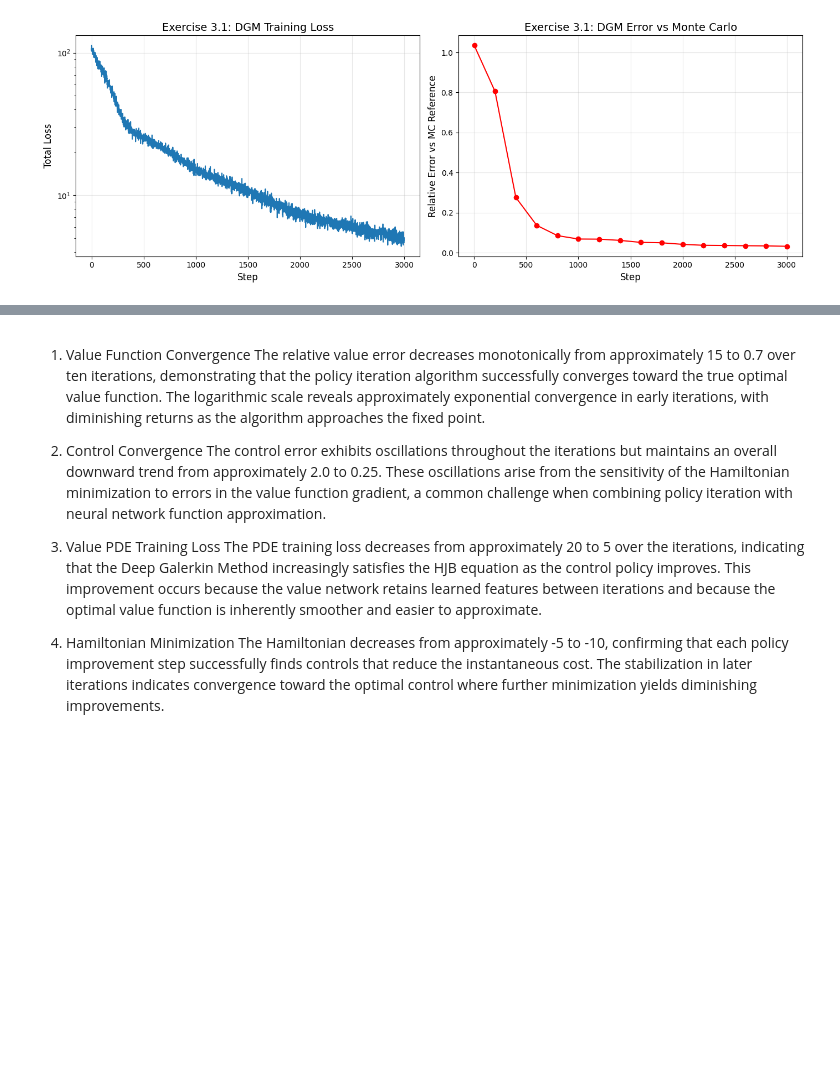
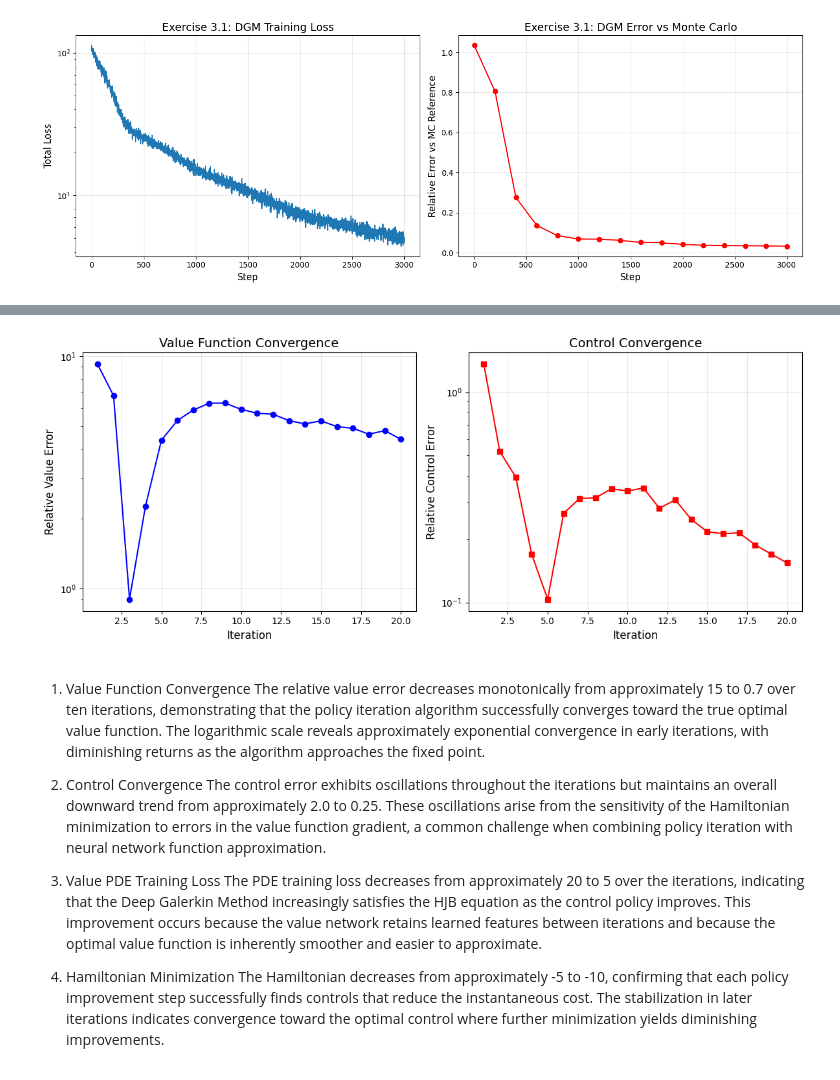
Before and after one commit to Conorgrant45/Stochastic-Control-Dynamic-Asset-Allocation, a Jupyter notebook: Assignment.ipynb, the cells around one changed output, grey strips where cells are left out. Drawn from its saved outputs; the diff is of its cells as text; code cells hidden in the pictures; blank space fills up the shorter version.

```diff
--- a/Assignment.ipynb
+++ b/Assignment.ipynb
@@ -449,3 +449,33 @@ a: pred=[-1.1853321 -4.3074374]  true=[-3.26969144 -3.26969144]  err=0.5035
+# %%
+fig, axes = plt.subplots(1, 2, figsize=(12, 5))
+
+# Value function convergence
+axes[0].semilogy(
+    range(1, len(pia_history["v_error"]) + 1),
+    pia_history["v_error"],
+    "bo-"
+)
+axes[0].set_xlabel("Iteration", fontsize=12)
+axes[0].set_ylabel("Relative Value Error", fontsize=12)
+axes[0].set_title("Value Function Convergence", fontsize=14)
+axes[0].grid(True, alpha=0.3)
+
+# Control (action) convergence
+axes[1].semilogy(
+    range(1, len(pia_history["a_error"]) + 1),
+    pia_history["a_error"],
+    "rs-"
+)
+axes[1].set_xlabel("Iteration", fontsize=12)
+axes[1].set_ylabel("Relative Control Error", fontsize=12)
+axes[1].set_title("Control Convergence", fontsize=14)
+axes[1].grid(True, alpha=0.3)
+
+plt.tight_layout()
+plt.savefig("figures/ex4_1_convergence.png", dpi=150, bbox_inches="tight")
+plt.show()
+# %% [output]
+[figure, added]
 # %% [markdown]
 1. Value Function Convergence
 The relative value error decreases monotonically from approximately 15 to 0.7 over ten iterations, demonstrating that the policy iteration algorithm successfully converges toward the true optimal value function. The logarithmic scale reveals approximately exponential convergence in early iterations, with diminishing returns as the algorithm approaches the fixed point.
```
Also changed, not shown: parts of 1 cell of this notebook, 3 other files.
